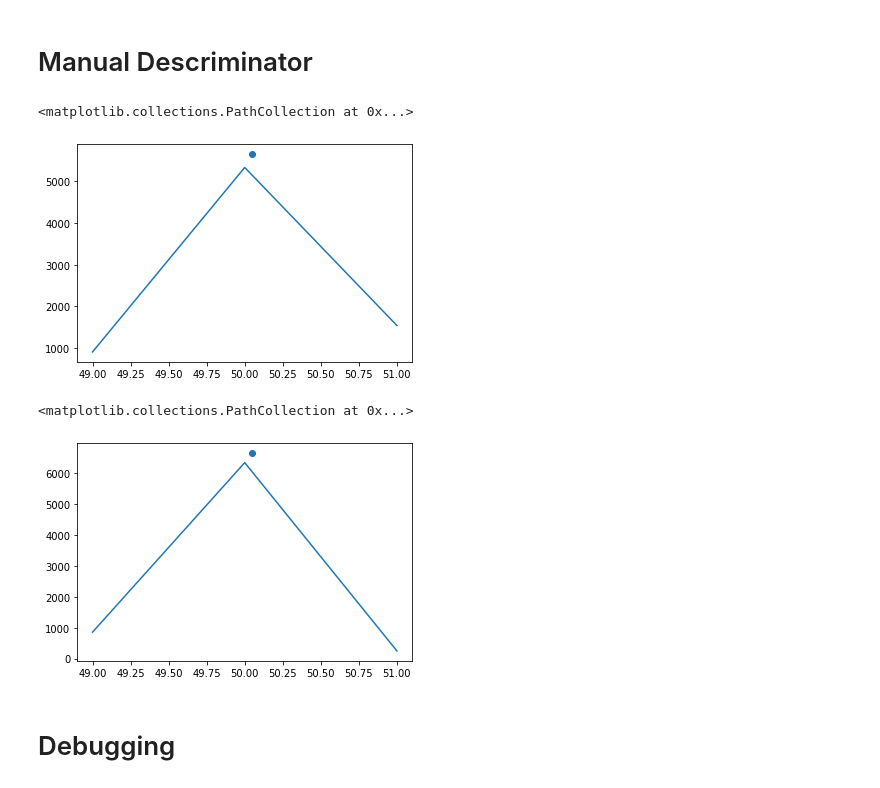
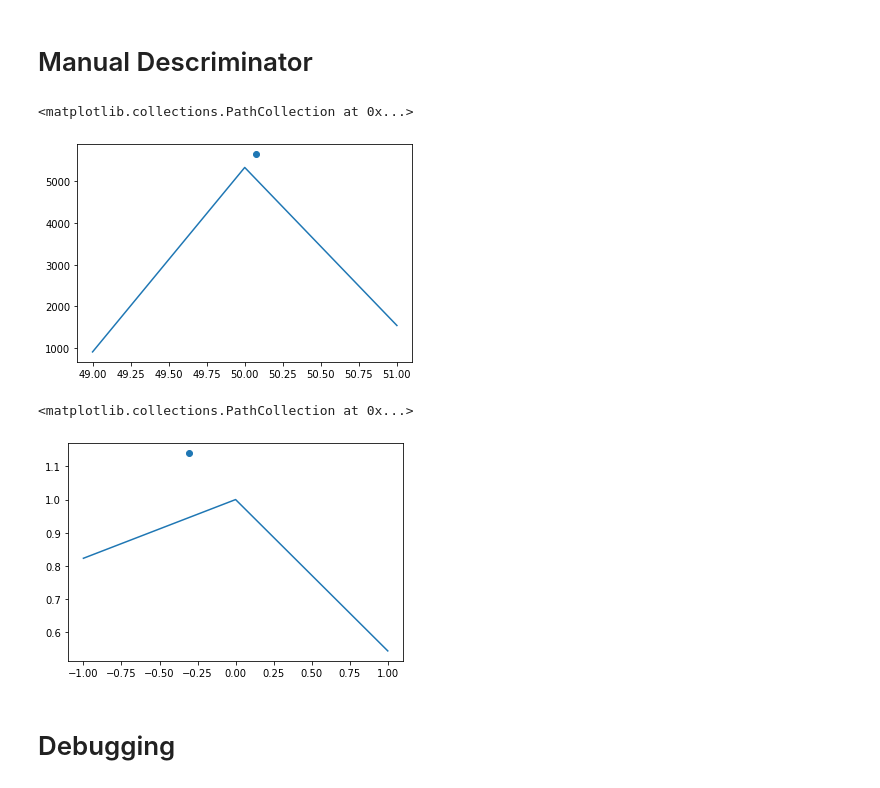
Before and after one commit to EdmondLeahy/InterferenceGeolocation, a Jupyter notebook: ManualParsing.ipynb, the cells around one changed output. Cells and saved outputs as stored; diff of their text form; code cells hidden in the pictures.

Commit message:
Small updates
Need to figure out the samples -> seconds conversion in estimation

```diff
--- a/ManualParsing.ipynb
+++ b/ManualParsing.ipynb
@@ -140,28 +140,28 @@ x, y = apply_descriminator(early, prompt, late)
 plt.figure()
 # plt.plot([early[1], prompt[1], late[1]])
 plt.plot([early[0], prompt[0], late[0]],[early[1], prompt[1], late[1]])
-plt.scatter(prompt[0]+tos,y)
+plt.scatter(x,y)
 # %% [output]
 <matplotlib.collections.PathCollection at 0x...>
-[figure, old version]
+[figure, new version]
 # %%
-early = (49, 856.995)
-prompt = (50, 6342.569)
-late = (51, 249.072)
+early = (-1, 0.8226687508992487)
+prompt = (0, 1.0)
+late = (1, 0.5428486476054478)
 # Ts = 1
 # m = (prompt[1]-early[1])/(prompt[0]- early[0])
-# tos = (Ts*(late[1]-early[1]))/(2*(prompt[1]-early[1]))
+# tos = (Ts*(late[1]-early[|1]))/(2*(prompt[1]-early[1]))
 # y = m*(tos) + prompt[1]
 # x = prompt[0] + tos
 x, y = apply_descriminator(early, prompt, late)
 # %%
 plt.figure()
 # plt.plot([early[1], prompt[1], late[1]])
 plt.plot([early[0], prompt[0], late[0]],[early[1], prompt[1], late[1]])
-plt.scatter(prompt[0]+tos,y)
+plt.scatter(x,y)
 # %% [output]
 <matplotlib.collections.PathCollection at 0x...>
-[figure, old version]
+[figure, new version]
 # %% [markdown]
 # Debugging
 # %%
```
Also changed, not shown: 7 other files.
